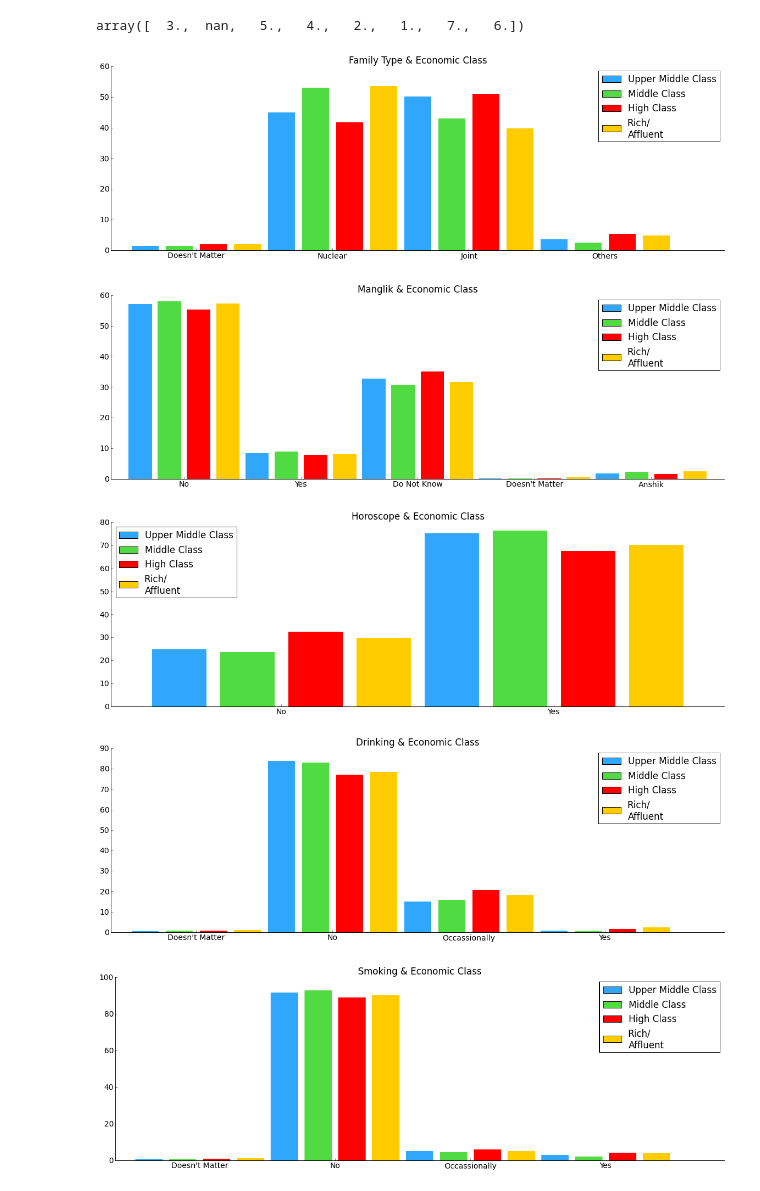
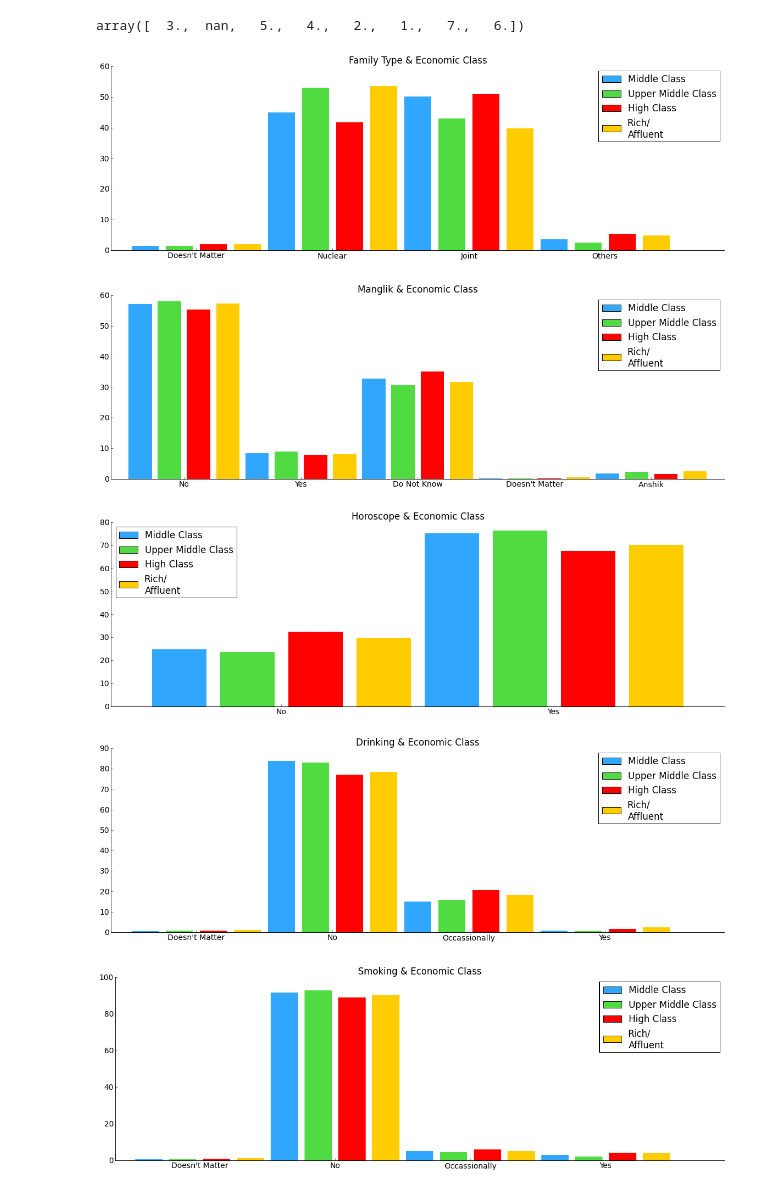
Before and after one commit to deadofied/ac299r, a Jupyter notebook: analysis_class.ipynb, the cells around one changed output. Drawn from its saved outputs; the diff is of its cells as text; code cells hidden in the pictures.

```diff
--- a/analysis_class.ipynb
+++ b/analysis_class.ipynb
@@ -153,33 +153,43 @@ profiles['values1']=profiles['values1'].map(lambda x: int(x) if not math.isnan(x
 profiles.values1.unique()
 # %% [output]
 array([  3.,  nan,   5.,   4.,   2.,   1.,   7.,   6.])
+# %%
+def is_caste(caste):
+    caste2 = str(caste)
+
+    if caste2 == 'nan':
+        return 0
+    else:
+        return 1
+
+profiles['caste_imp']=profiles['caste2'].map(lambda x: is_caste(x))
 # %%
 y0 = np.bincount(profiles['family_type1'][(profiles["status1"] == 1)].dropna().astype(int))
 i = np.nonzero(y0)[0]
 y0 = [100 * float(n) / float(sum(y0)) for n in y0]
 
 y1 = np.bincount(profiles['family_type1'][(profiles["status1"] == 2)].dropna().astype(int))
 y1 = [100 * float(n) / float(sum(y1)) for n in y1]
 
 y2 = np.bincount(profiles['family_type1'][(profiles["status1"] == 3)].dropna().astype(int))
 y2 = [100 * float(n) / float(sum(y2)) for n in y2]
 
 y3 = np.bincount(profiles['family_type1'][(profiles["status1"] == 4)].dropna().astype(int))
 y3 = [100 * float(n) / float(sum(y3)) for n in y3]
 
 one = plt.bar([1, 5, 9, 13], height=y0, align='center', color='#30A7FC')
 two = plt.bar([2, 6, 10, 14], height=y1, align='center', color='#51DB42')
 three = plt.bar([3, 7, 11, 15], height=y2, align='center', color='r')
 four = plt.bar([4, 8, 12, 16], height=y3, align='center', color='#FFCC00')
 
 
 plt.title("Family Type & Economic Class")
 ax = plt.gca()
-ax.legend( (one[0], two[0], three[0], four[0]), ('Upper Middle Class', 'Middle Class', 'High Class', 'Rich/\nAffluent'))
+ax.legend( (one[0], two[0], three[0], four[0]), ('Middle Class', 'Upper Middle Class', 'High Class', 'Rich/\nAffluent'))
 xticks_locs, xticks_labels = plt.xticks([2.5, 6.5, 10.5, 14.5], ["Doesn't Matter", "Nuclear", "Joint", "Others"])
 remove_border()
 # %% [output]
-[figure, old version]
+[figure, new version]
 # %%
 y0 = np.bincount(profiles['manglik1'][(profiles["status1"] == 1)].dropna().astype(int))
 i = np.nonzero(y0)[0]
@@ -203,11 +213,11 @@ four = plt.bar([4, 8, 12, 16, 20], height=y3, align='center', color='#FFCC00')
 plt.title("Manglik & Economic Class")
 ax = plt.gca()
 ax.set_xlim([0,21])
-ax.legend( (one[0], two[0], three[0], four[0]), ('Upper Middle Class', 'Middle Class', 'High Class', 'Rich/\nAffluent'))
+ax.legend( (one[0], two[0], three[0], four[0]), ('Middle Class', 'Upper Middle Class', 'High Class', 'Rich/\nAffluent'))
 xticks_locs, xticks_labels = plt.xticks([2.5, 6.5, 10.5, 14.5, 18.5], ["No", "Yes", "Do Not Know", "Doesn't Matter", "Anshik"])
 remove_border()
 # %% [output]
-[figure, old version]
+[figure, new version]
 # %%
 y0 = np.bincount(profiles['horoscope'][(profiles["status1"] == 1)].dropna().astype(int))
 i = np.nonzero(y0)[0]
@@ -230,11 +240,11 @@ four = plt.bar([4, 8], height=y3, align='center', color='#FFCC00')
 
 plt.title("Horoscope & Economic Class")
 ax = plt.gca()
-ax.legend( (one[0], two[0], three[0], four[0]), ('Upper Middle Class', 'Middle Class', 'High Class', 'Rich/\nAffluent'), loc="upper left")
+ax.legend( (one[0], two[0], three[0], four[0]), ('Middle Class', 'Upper Middle Class', 'High Class', 'Rich/\nAffluent'), loc="upper left")
 xticks_locs, xticks_labels = plt.xticks([2.5, 6.5], ["No", "Yes"])
 remove_border()
 # %% [output]
-[figure, old version]
+[figure, new version]
 # %%
 y0 = np.bincount(profiles['drinking1'][(profiles["status1"] == 1)].dropna().astype(int))
 i = np.nonzero(y0)[0]
@@ -257,11 +267,11 @@ four = plt.bar([4, 8, 12, 16], height=y3, align='center', color='#FFCC00')
 
 plt.title("Drinking & Economic Class")
 ax = plt.gca()
-ax.legend( (one[0], two[0], three[0], four[0]), ('Upper Middle Class', 'Middle Class', 'High Class', 'Rich/\nAffluent'))
+ax.legend( (one[0], two[0], three[0], four[0]), ('Middle Class', 'Upper Middle Class', 'High Class', 'Rich/\nAffluent'))
 xticks_locs, xticks_labels = plt.xticks([2.5, 6.5, 10.5, 14.5], ["Doesn't Matter", "No", "Occassionally", "Yes"])
 remove_border()
 # %% [output]
-[figure, old version]
+[figure, new version]
 # %%
 y0 = np.bincount(profiles['smoking1'][(profiles["status1"] == 1)].dropna().astype(int))
 i = np.nonzero(y0)[0]
@@ -284,11 +294,11 @@ four = plt.bar([4, 8, 12, 16], height=y3, align='center', color='#FFCC00')
 
 plt.title("Smoking & Economic Class")
 ax = plt.gca()
-ax.legend( (one[0], two[0], three[0], four[0]), ('Upper Middle Class', 'Middle Class', 'High Class', 'Rich/\nAffluent'))
+ax.legend( (one[0], two[0], three[0], four[0]), ('Middle Class', 'Upper Middle Class', 'High Class', 'Rich/\nAffluent'))
 xticks_locs, xticks_labels = plt.xticks([2.5, 6.5, 10.5, 14.5], ["Doesn't Matter", "No", "Occassionally", "Yes"])
 remove_border()
 # %% [output]
-[figure, old version]
+[figure, new version]
 # %%
 y0 = np.bincount(profiles['values1'][(profiles["status1"] == 1)].dropna().astype(int))
 i = np.nonzero(y0)[0]
```
Also changed, not shown: parts of 3 cells of this notebook, 7 other files.
